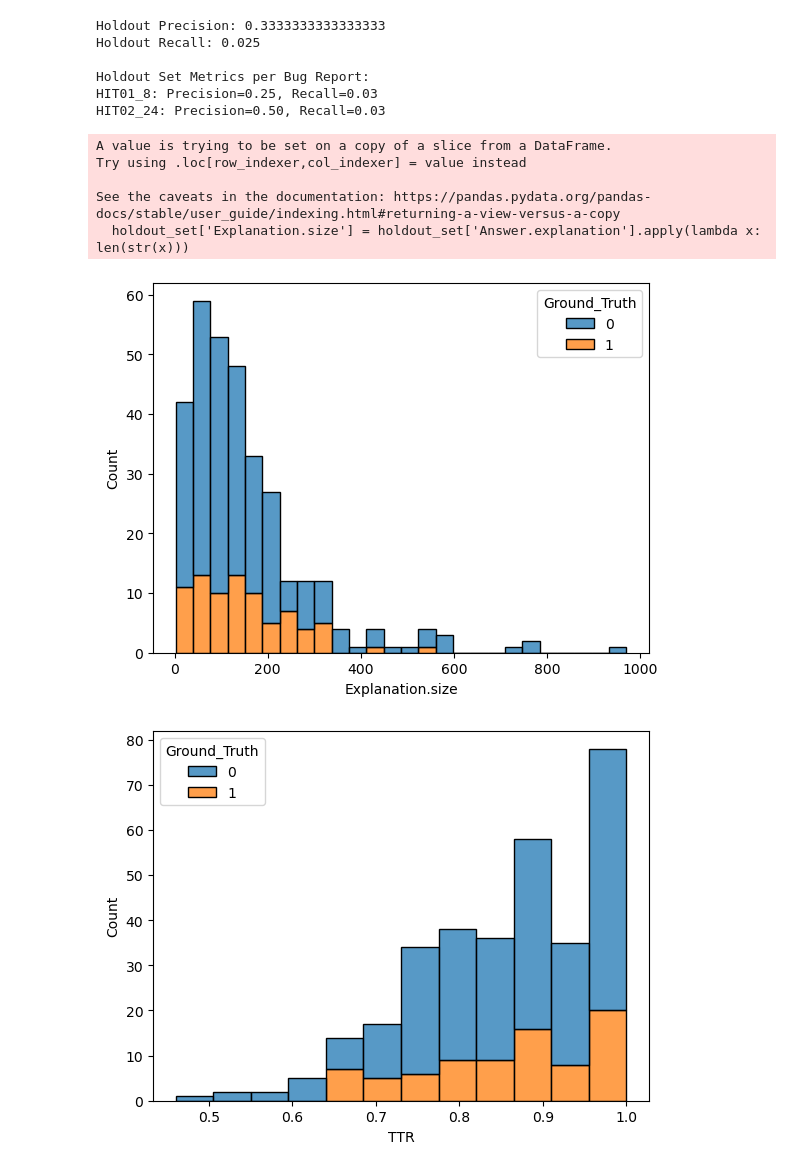
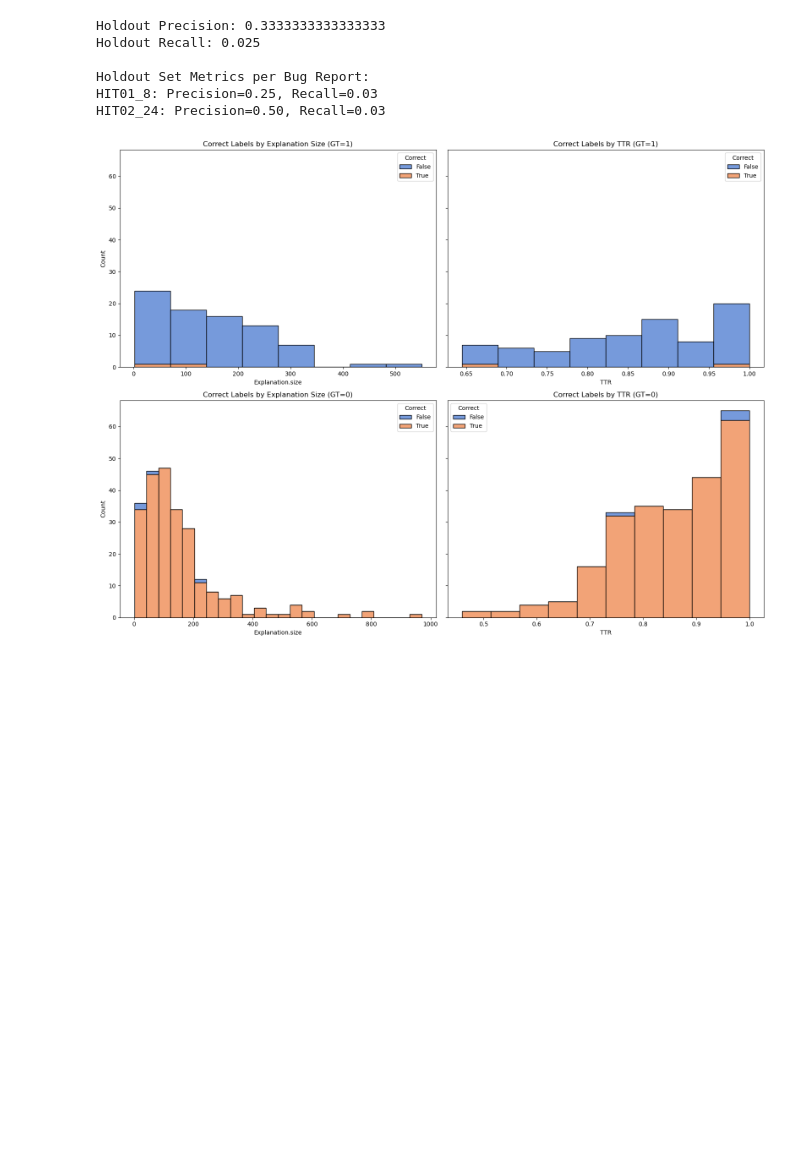
Before and after one commit to hpi-sam/ASE-GenAI, a Jupyter notebook: Belana-Ole/exercise2/notebook.ipynb, the cells around one changed output. Saved outputs shown, nothing was run; the diff lists cells and outputs as text; code cells hidden in the pictures; blank space fills up the shorter version.

Commit message:
finish task 1

```diff
--- a/Belana-Ole/exercise2/notebook.ipynb
+++ b/Belana-Ole/exercise2/notebook.ipynb
@@ -174,32 +174,3 @@ Holdout Recall: 0.025
 Holdout Set Metrics per Bug Report:
 HIT01_8: Precision=0.25, Recall=0.03
 HIT02_24: Precision=0.50, Recall=0.03
-# %%
-# For the inspection tasks (rows) that host the bug, show the distribution of correct labels by
-# explanation size and complexity
-
-# assumed meaning: for all rows (since all rows are bug reports) show the distribution of correct labels by explanation size and complexity(TTR)
-# correct labels are when the Ground truth = 1
-
-# make column with explanation size
-holdout_set['Explanation.size'] = holdout_set['Answer.explanation'].apply(lambda x: len(str(x)))
-
-# make a plot x = explanation size, y = number of correct labels
-import matplotlib.pyplot as plt
-import seaborn as sns
-
-sns.histplot(data=holdout_set, x='Explanation.size', hue='Ground_Truth', multiple='stack')
-plt.show()
-
-# make a plot x = TTR, y = number of correct labels
-
-sns.histplot(data=holdout_set, x='TTR', hue='Ground_Truth', multiple='stack')
-plt.show()
-# %% [output]
-A value is trying to be set on a copy of a slice from a DataFrame.
-Try using .loc[row_indexer,col_indexer] = value instead
-
-See the caveats in the documentation: https://pandas.pydata.org/pandas-docs/stable/user_guide/indexing.html#returning-a-view-versus-a-copy
-  holdout_set['Explanation.size'] = holdout_set['Answer.explanation'].apply(lambda x: len(str(x)))
-[figure, removed]
-[figure, removed]
@@ -211,0 +177,46 @@ rows_with_correct_answer.to_csv("correct_answers.csv", index=False)
+# %%
+# For the inspection tasks (rows) that host the bug, show the distribution of correct labels by
+# explanation size and complexity
+
+# meaning: take all rows with ground truth == 1 and ground truth == 0 respectively
+# show the distribution of correct labels by explanation size and complexity(TTR)
+# correct labels are when the Ground truth == the prediction
+
+import matplotlib.pyplot as plt
+import seaborn as sns
+
+
+# Add a column indicating whether the prediction is correct
+holdout_set = holdout_set.copy()  # Avoid SettingWithCopyWarning
+holdout_set.loc[:, 'Correct'] = holdout_set['Ground_Truth'] == holdout_predictions
+
+# Ensure 'Explanation.size' exists
+holdout_set['Explanation.size'] = holdout_set['Answer.explanation'].apply(lambda x: len(str(x)))
+
+# Filter data for Ground_Truth == 1 and Ground_Truth == 0
+ground_truth_1 = holdout_set[holdout_set['Ground_Truth'] == 1].copy()
+ground_truth_0 = holdout_set[holdout_set['Ground_Truth'] == 0].copy()
+
+# Plot distribution function
+def plot_distribution(data, feature, title, ax):
+    sns.histplot(data=data, x=feature, hue='Correct', multiple='stack', kde=False, palette='muted', ax=ax)
+    ax.set_title(title)
+    ax.set_xlabel(feature)
+    ax.set_ylabel('Count')
+
+# Set up the plotting grid
+fig, axes = plt.subplots(2, 2, figsize=(16, 12), sharey=True)
+
+# Plot for Explanation.size and TTR for Ground_Truth == 1
+plot_distribution(ground_truth_1, 'Explanation.size', 'Correct Labels by Explanation Size (GT=1)', axes[0, 0])
+plot_distribution(ground_truth_1, 'TTR', 'Correct Labels by TTR (GT=1)', axes[0, 1])
+
+# Plot for Explanation.size and TTR for Ground_Truth == 0
+plot_distribution(ground_truth_0, 'Explanation.size', 'Correct Labels by Explanation Size (GT=0)', axes[1, 0])
+plot_distribution(ground_truth_0, 'TTR', 'Correct Labels by TTR (GT=0)', axes[1, 1])
+
+# Adjust layout and show the plots
+plt.tight_layout()
+plt.show()
+# %% [output]
+[figure, added]
```
Also changed, not shown: parts of 3 cells of this notebook, 2 other files.
